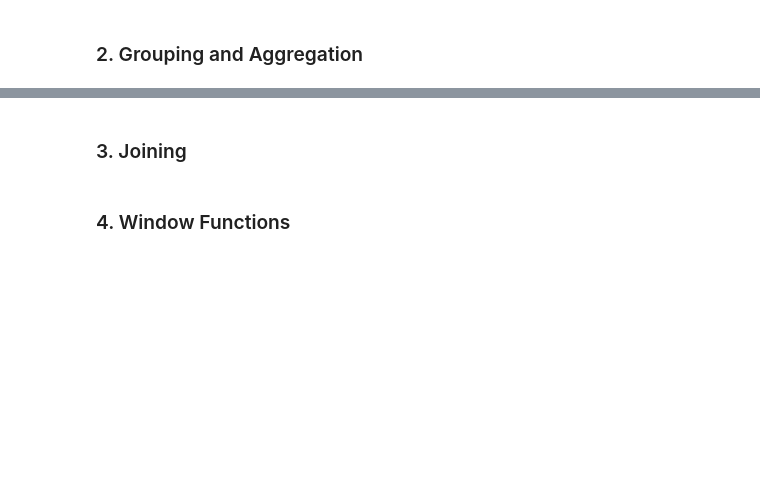
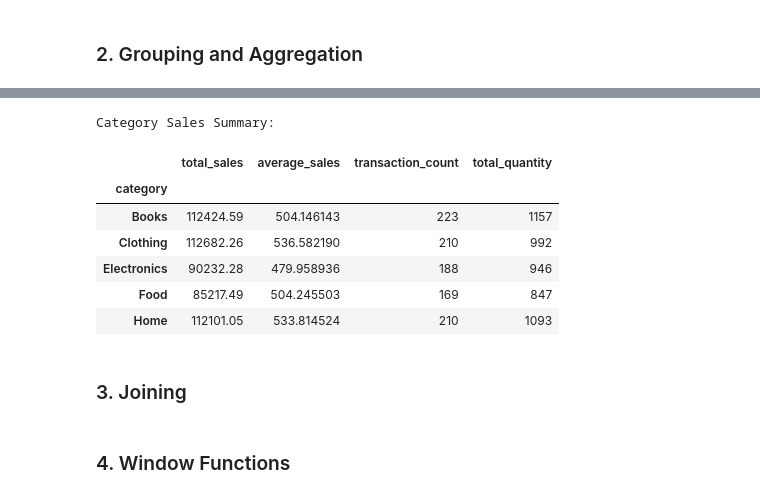
Before and after one commit to chrimaho/querying-data, a Jupyter notebook: src/querying_data/notebooks/querying.ipynb, the cells around one changed output, grey strips where cells are left out. Cells and saved outputs as stored; diff of their text form; code cells hidden in the pictures; blank space fills up the shorter version.

```diff
--- a/src/querying_data/notebooks/querying.ipynb
+++ b/src/querying_data/notebooks/querying.ipynb
@@ -114,12 +187,22 @@ display(category_sales)
 # %%
 # Rename columns for clarity
-category_sales.columns = [
+category_sales_columns = [
     "total_sales",
     "average_sales",
     "transaction_count",
     "total_quantity",
 ]
-display("Category Sales Summary:")
+print("Category Sales Summary:")
+display(category_sales[category_sales_columns])
+# %% [output]
+Category Sales Summary:
+|  | total_sales | average_sales | transaction_count | total_quantity |
+| category |  |  |  |  |
+| Books | 112424.59 | 504.146143 | 223 | 1157 |
+| Clothing | 112682.26 | 536.582190 | 210 | 992 |
+| Electronics | 90232.28 | 479.958936 | 188 | 946 |
+| Food | 85217.49 | 504.245503 | 169 | 847 |
+| Home | 112101.05 | 533.814524 | 210 | 1093 |
 # %%
 # Plot the results
 fig: go.Figure = px.bar(
```
Also changed, not shown: parts of 9 cells of this notebook, 1 other file.
